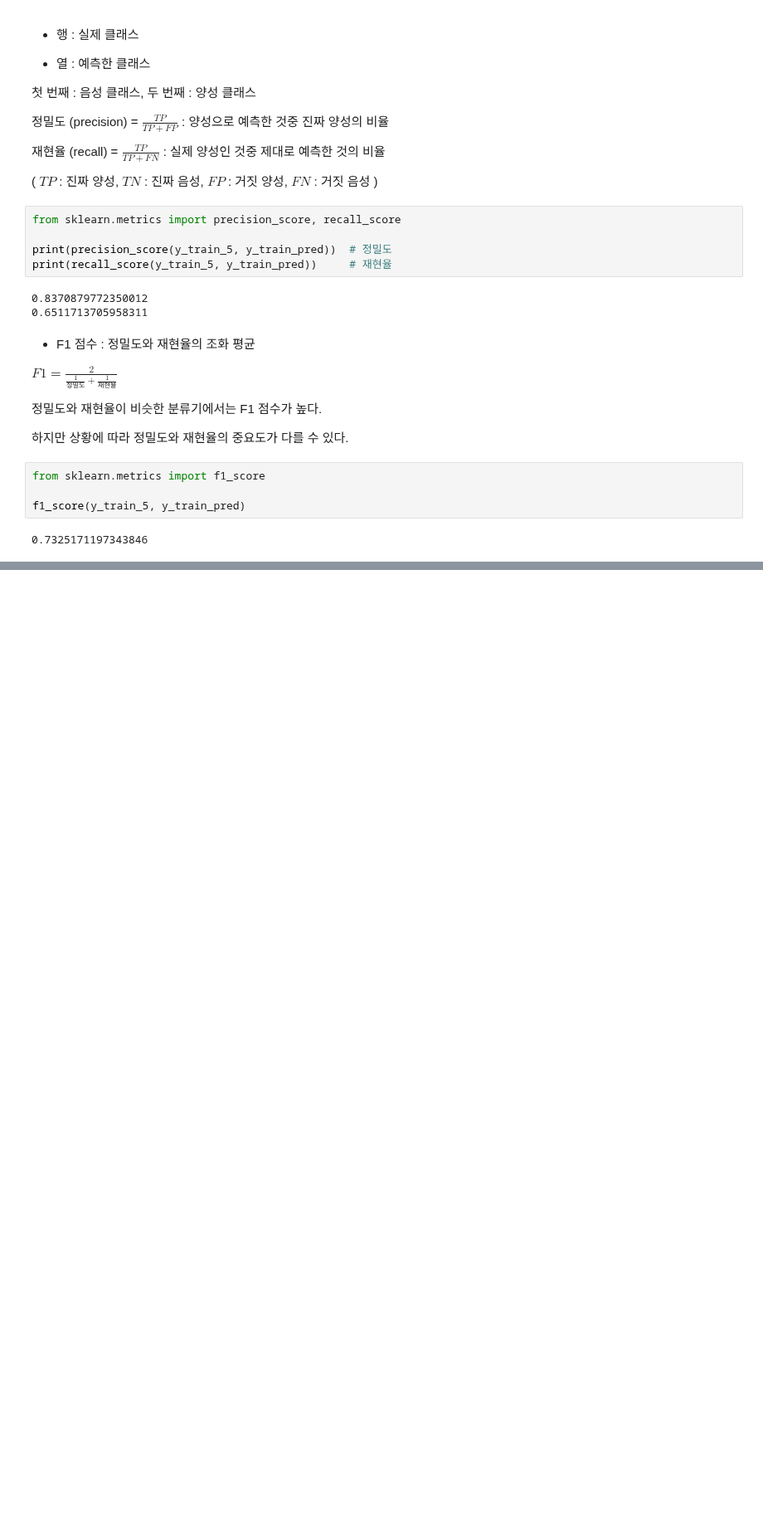
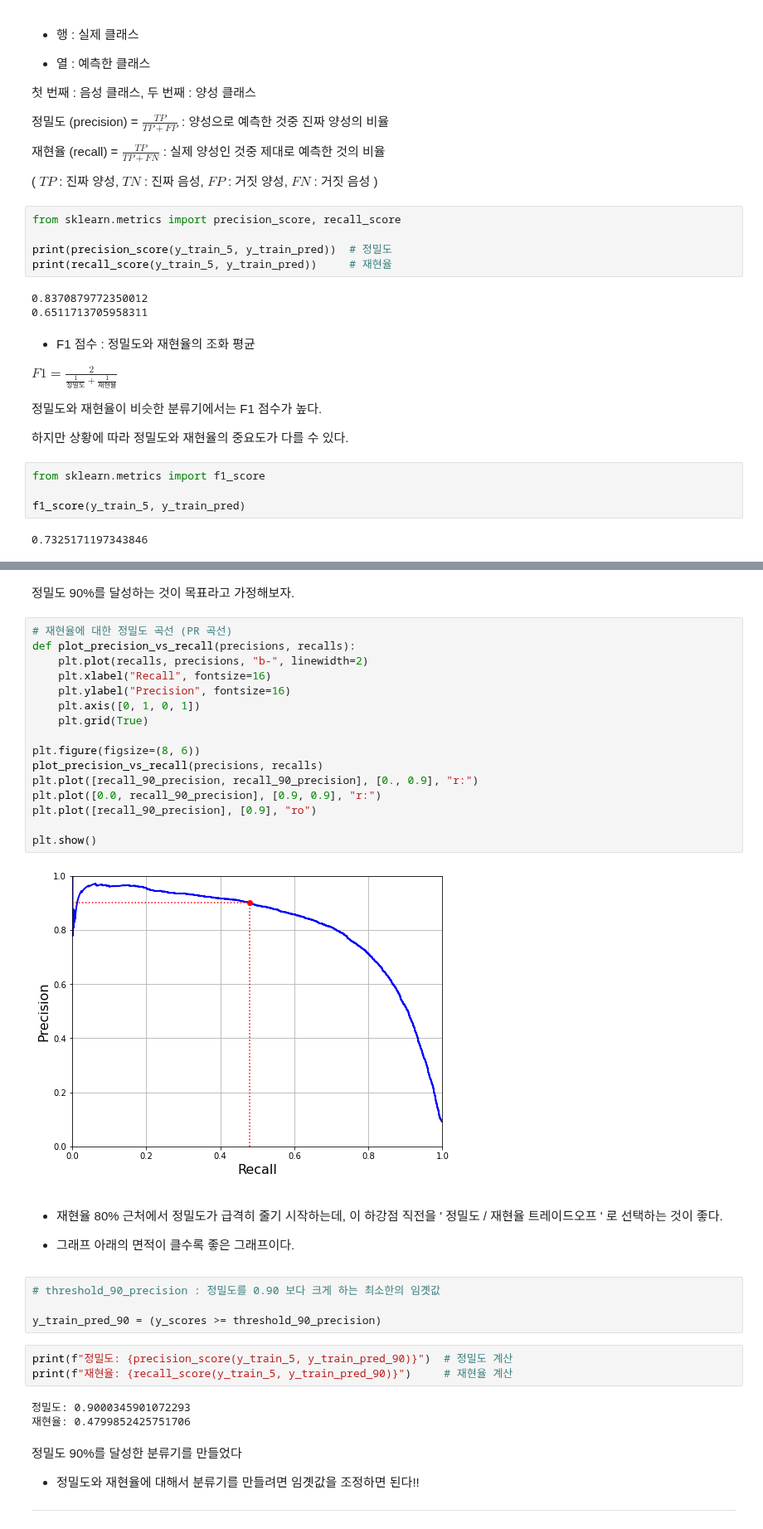
Before and after one commit to hyeon1263/BigAI, a Jupyter notebook: 핸즈온 머신러닝/03_Classification.ipynb, the cells around one changed output, grey strips where cells are left out. Shown at 83% size. Cells and saved outputs as stored; diff of their text form; blank space fills up the shorter version.

```diff
--- a/핸즈온 머신러닝/03_Classification.ipynb
+++ b/핸즈온 머신러닝/03_Classification.ipynb
@@ -174,0 +244,40 @@ f1_score(y_train_5, y_train_pred)
+# %% [markdown]
+정밀도 90%를 달성하는 것이 목표라고 가정해보자.
+# %%
+# 재현율에 대한 정밀도 곡선 (PR 곡선)
+def plot_precision_vs_recall(precisions, recalls):
+    plt.plot(recalls, precisions, "b-", linewidth=2)
+    plt.xlabel("Recall", fontsize=16)
+    plt.ylabel("Precision", fontsize=16)
+    plt.axis([0, 1, 0, 1])
+    plt.grid(True)
+
+plt.figure(figsize=(8, 6))
+plot_precision_vs_recall(precisions, recalls)
+plt.plot([recall_90_precision, recall_90_precision], [0., 0.9], "r:")
+plt.plot([0.0, recall_90_precision], [0.9, 0.9], "r:")
+plt.plot([recall_90_precision], [0.9], "ro")
+
+plt.show()
+# %% [output]
+[figure, added]
+# %% [markdown]
+- 재현율 80% 근처에서 정밀도가 급격히 줄기 시작하는데, 이 하강점 직전을 ' 정밀도 / 재현율 트레이드오프 ' 로 선택하는 것이 좋다.
+
+- 그래프 아래의 면적이 클수록 좋은 그래프이다.
+# %%
+# threshold_90_precision : 정밀도를 0.90 보다 크게 하는 최소한의 임곗값
+
+y_train_pred_90 = (y_scores >= threshold_90_precision)
+# %%
+print(f"정밀도: {precision_score(y_train_5, y_train_pred_90)}")  # 정밀도 계산
+print(f"재현율: {recall_score(y_train_5, y_train_pred_90)}")     # 재현율 계산
+# %% [output]
+정밀도: 0.9000345901072293
+재현율: 0.4799852425751706
+# %% [markdown]
+정밀도 90%를 달성한 분류기를 만들었다
+
+- 정밀도와 재현율에 대해서 분류기를 만들려면 임곗값을 조정하면 된다!!
+
+---
```
Also changed, not shown: parts of 29 cells of this notebook.
